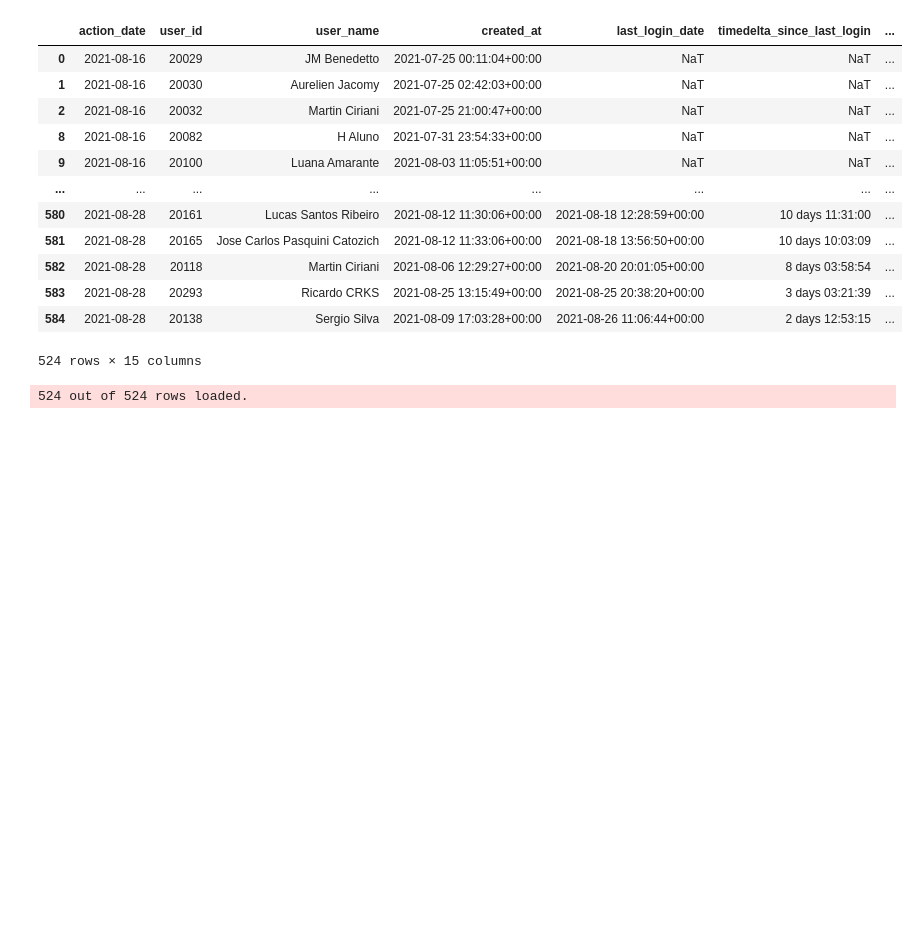
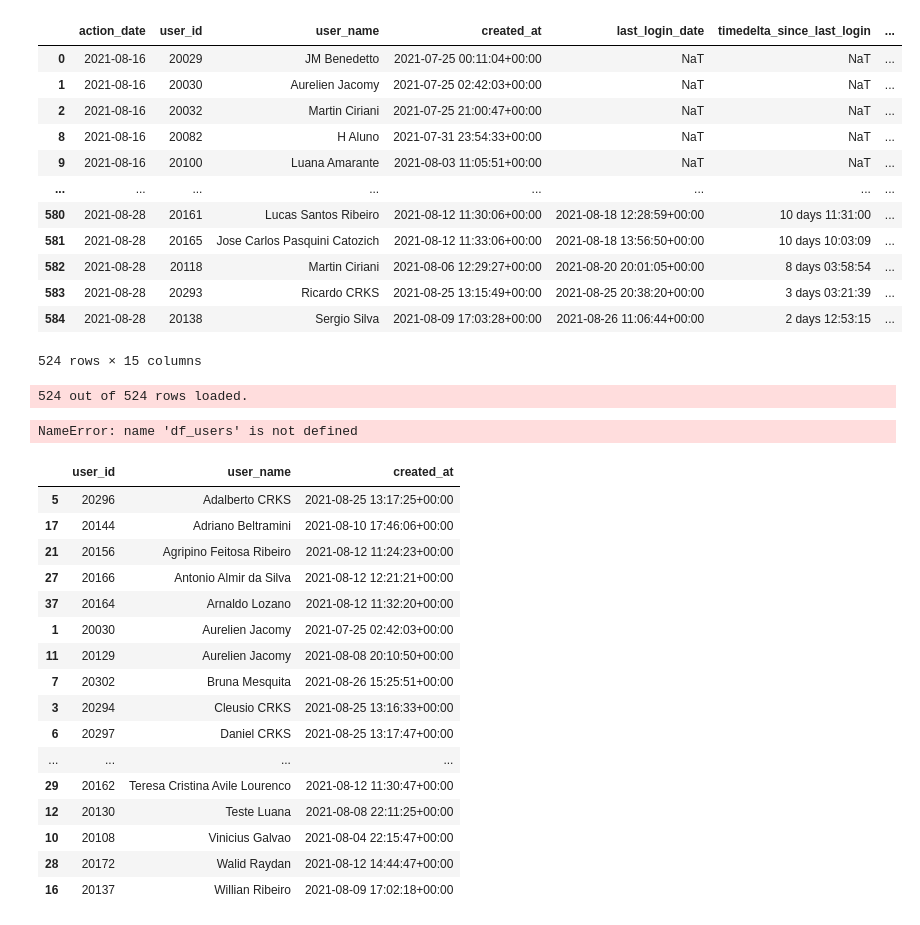
Before and after one commit to byhumane/talentcards, a Jupyter notebook: notebooks/2.0_Prepare ft_users_engagement source gbq.ipynb, the cells around one changed output. Drawn from its saved outputs; the diff is of its cells as text; code cells hidden in the pictures; blank space fills up the shorter version.

```diff
--- a/notebooks/2.0_Prepare ft_users_engagement source gbq.ipynb
+++ b/notebooks/2.0_Prepare ft_users_engagement source gbq.ipynb
@@ -280,3 +280,27 @@ df_engagement
 df_engagement.to_gbq('raw_engagement.users_engagement',project_id=project_id,if_exists='replace',credentials=credentials)
 # %% [output]
 524 out of 524 rows loaded.
+# %%
+df_users
+# %% [output]
+NameError: name 'df_users' is not defined
+# %%
+df_creation.sort_values(by='user_name')
+# %% [output]
+|  | user_id | user_name | created_at |
+| 5 | 20296 | Adalberto CRKS | 2021-08-25 13:17:25+00:00 |
+| 17 | 20144 | Adriano Beltramini | 2021-08-10 17:46:06+00:00 |
+| 21 | 20156 | Agripino Feitosa Ribeiro | 2021-08-12 11:24:23+00:00 |
+| 27 | 20166 | Antonio Almir da Silva | 2021-08-12 12:21:21+00:00 |
+| 37 | 20164 | Arnaldo Lozano | 2021-08-12 11:32:20+00:00 |
+| 1 | 20030 | Aurelien Jacomy | 2021-07-25 02:42:03+00:00 |
+| 11 | 20129 | Aurelien Jacomy | 2021-08-08 20:10:50+00:00 |
+| 7 | 20302 | Bruna Mesquita | 2021-08-26 15:25:51+00:00 |
+| 3 | 20294 | Cleusio CRKS | 2021-08-25 13:16:33+00:00 |
+| 6 | 20297 | Daniel CRKS | 2021-08-25 13:17:47+00:00 |
+| ... | ... | ... | ... |
+| 29 | 20162 | Teresa Cristina Avile Lourenco | 2021-08-12 11:30:47+00:00 |
+| 12 | 20130 | Teste Luana | 2021-08-08 22:11:25+00:00 |
+| 10 | 20108 | Vinicius Galvao | 2021-08-04 22:15:47+00:00 |
+| 28 | 20172 | Walid Raydan | 2021-08-12 14:44:47+00:00 |
+| 16 | 20137 | Willian Ribeiro | 2021-08-09 17:02:18+00:00 |
```
Also changed, not shown: 3 other files.
